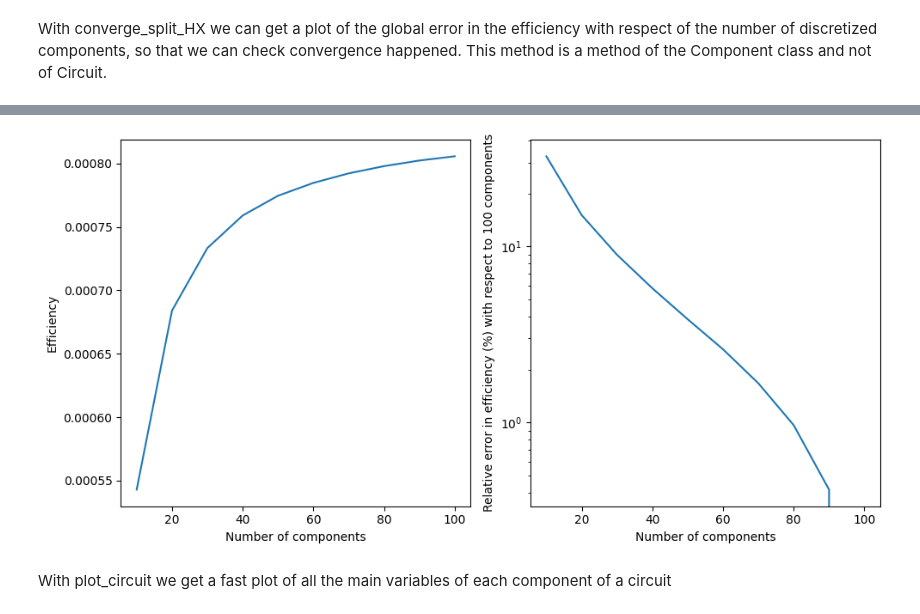
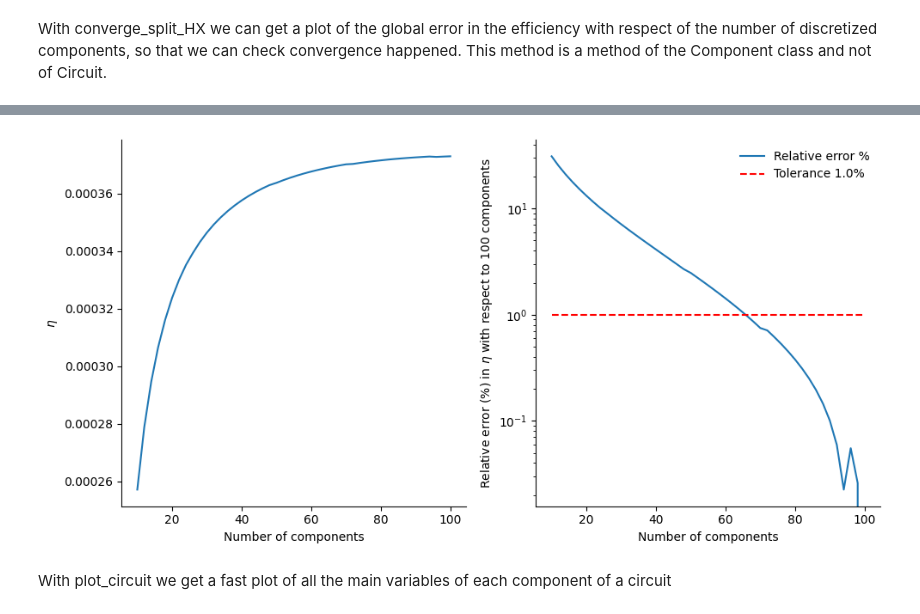
Before and after one commit to gabriele-ferrero/TRIOMA, a Jupyter notebook: Examples/Heat_exchanger_tutorial.ipynb, the cells around one changed output, grey strips where cells are left out. Drawn from its saved outputs; the diff is of its cells as text; code cells hidden in the pictures.

Commit message:
update plots in convergence_split_HX method

```diff
--- a/Examples/Heat_exchanger_tutorial.ipynb
+++ b/Examples/Heat_exchanger_tutorial.ipynb
@@ -30,7 +30,7 @@ flibe=Fluid(T=T, Solubility=k_H, MS=True,D=D_flibe, d_Hyd=d_hyd ,mu=mu_flibe,rho
 The heat exchanger functioning parameters are defined by the inlet and the outlet of the BB in case of a LIB, where the breeder is also the coolant. Therefore we define a Breeding Blanket Object.
 # %%
 
-BB=BreedingBlanket(Q=0.625E9,TBR=1.08,T_in=800,T_out=900,c_in=0, fluid=flibe)
+BB=BreedingBlanket(Q=0.625E9,TBR=1.08,T_in=800,T_out=900,c_in=1E-3, fluid=flibe)
 BB.get_flowrate()
 BB.get_cout()
 c0=BB.c_out
@@ -47,7 +47,7 @@ mat_HX=materials.Flibe((BB.T_in+BB.T_out)/2)
 d_hyd_HX=20E-3
 U0_HX=BB.m_coolant/(mat_HX.rho*np.pi*d_hyd_HX**2/4*n_pipes_HX)
 flibe_HX=Fluid(T=(BB.T_in+BB.T_out)/2, Solubility=mat_HX.Solubility, MS=True,D=mat_HX.D, d_Hyd=d_hyd_HX ,mu=mat_HX.mu,U0=U0_HX,rho=mat_HX.rho,k=mat.k,cp=mat_HX.cp)
-geometry_HX=Geometry(D=d_hyd_HX,L=L,thick=0.25E-3)
+geometry_HX=Geometry(D=d_hyd_HX,L=L,thick=1E-3)
 HX = Component(c_in=c_in,geometry=geometry_HX, fluid=flibe_HX, membrane=Steel, loss=True)
 # %% [markdown]
 Now that we defined the Heat Exchanger component, we are using some approximations for the temperature, as we are describing the object with only its average T. In the Steel Object, E_D is defined, therefore the diffusivity is dependent on the T. Therefore we can use the splix_HX function to create a vector of small segments of the HX, each with a discretized temperature.
@@ -69,5 +87,5 @@ print(circuit_HX.eff)
 With converge_split_HX we can get a plot of the global error in the efficiency with respect of the number of discretized components, so that we can check convergence happened. This method is a method of the Component class and not of Circuit.
 # %%
 
-HX.converge_split_HX(T_in_hot=BB.T_out,T_out_hot=BB.T_in,T_in_cold=581,T_out_cold=800,R_sec=1/HX.fluid.h_coeff,Q=BB.Q/n_pipes_HX,plotvar=True)
+HX.converge_split_HX(T_in_hot=BB.T_out,T_out_hot=BB.T_in,T_in_cold=581,T_out_cold=800,R_sec=1/HX.fluid.h_coeff,Q=BB.Q/n_pipes_HX,plotvar=True,savevar=True,tol=1E-2)
 # %% [output]
@@ -74,4 +109,4 @@ HX.converge_split_HX(T_in_hot=BB.T_out,T_out_hot=BB.T_in,T_in_cold=581,T_out_col
-[figure, old version]
+[figure, new version]
 # %% [markdown]
 With plot_circuit we get a fast plot of all the main variables of each component of a circuit
 # %%
```
Also changed, not shown: parts of 8 cells of this notebook, 3 other files.
